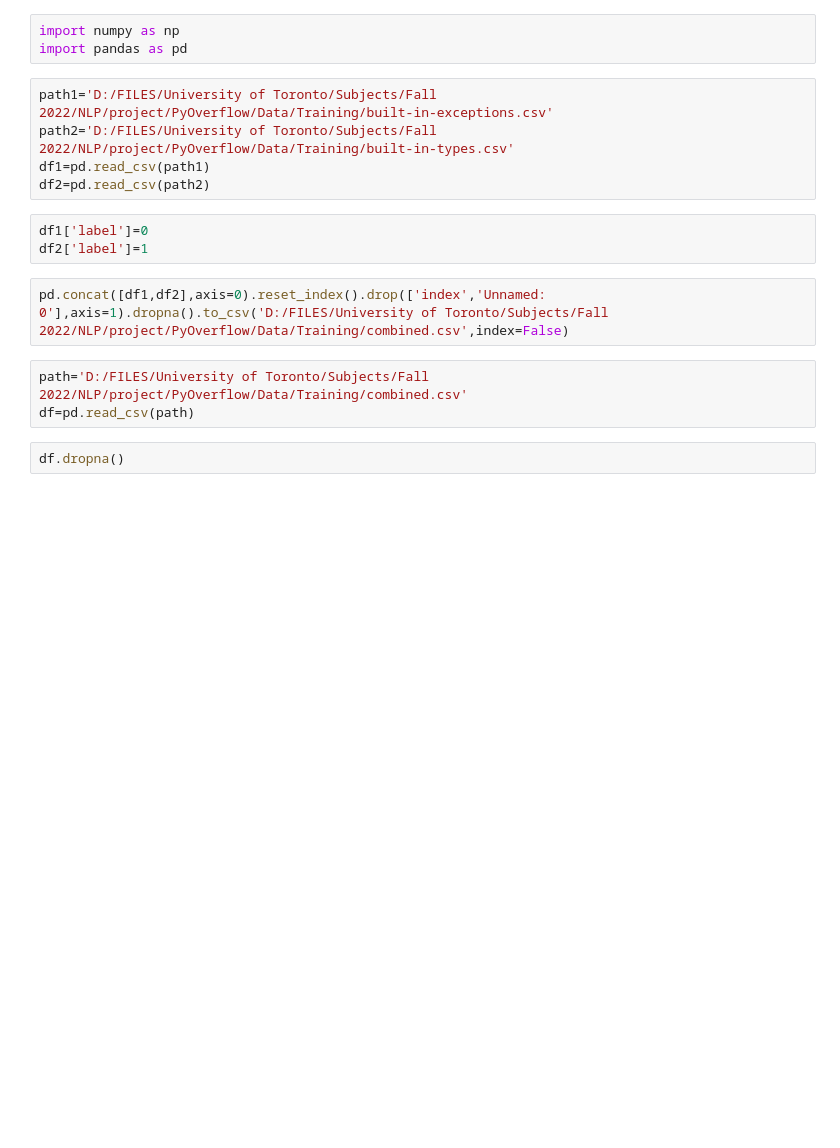
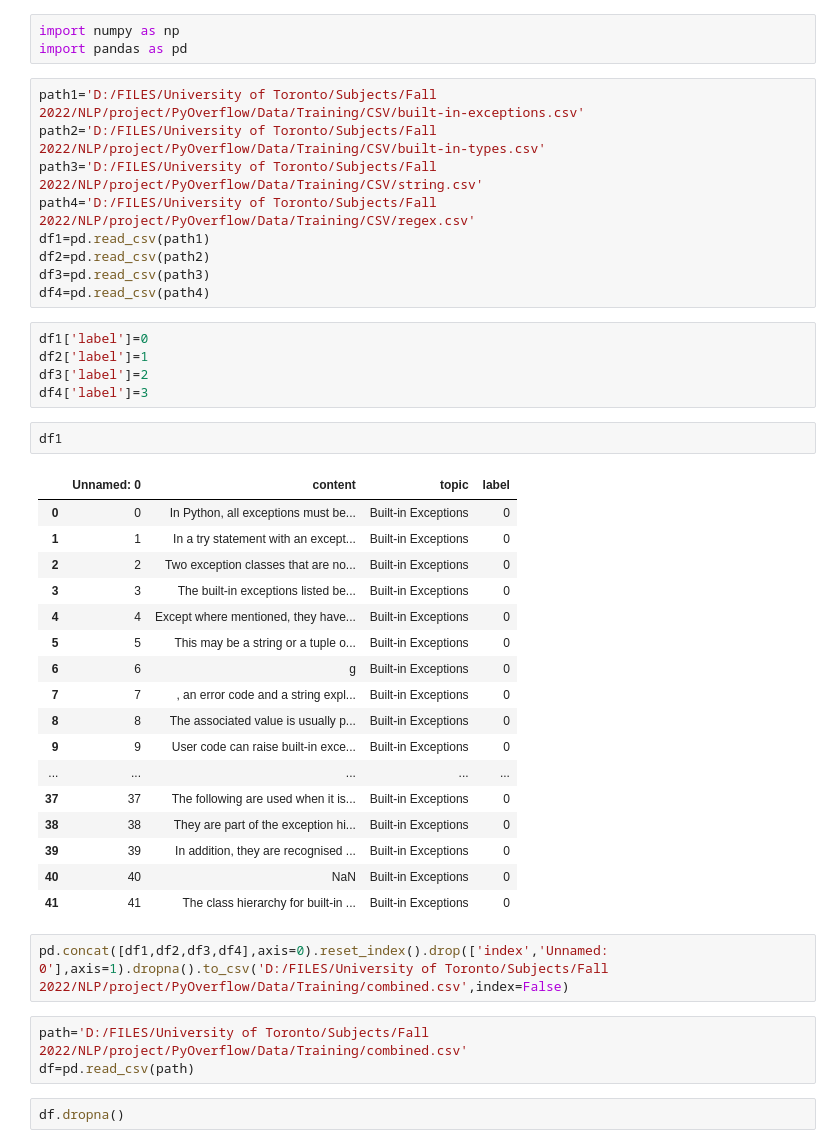
Before and after one commit to ece1786-2022/PyOverflow, a Jupyter notebook: data_combiner.ipynb, the cells around one changed output. Cells and saved outputs as stored; diff of their text form; blank space fills up the shorter version.

```diff
--- a/data_combiner.ipynb
+++ b/data_combiner.ipynb
@@ -2,15 +2,41 @@
 import numpy as np
 import pandas as pd
 # %%
-path1='D:/FILES/University of Toronto/Subjects/Fall 2022/NLP/project/PyOverflow/Data/Training/built-in-exceptions.csv'
-path2='D:/FILES/University of Toronto/Subjects/Fall 2022/NLP/project/PyOverflow/Data/Training/built-in-types.csv'
+path1='D:/FILES/University of Toronto/Subjects/Fall 2022/NLP/project/PyOverflow/Data/Training/CSV/built-in-exceptions.csv'
+path2='D:/FILES/University of Toronto/Subjects/Fall 2022/NLP/project/PyOverflow/Data/Training/CSV/built-in-types.csv'
+path3='D:/FILES/University of Toronto/Subjects/Fall 2022/NLP/project/PyOverflow/Data/Training/CSV/string.csv'
+path4='D:/FILES/University of Toronto/Subjects/Fall 2022/NLP/project/PyOverflow/Data/Training/CSV/regex.csv'
 df1=pd.read_csv(path1)
 df2=pd.read_csv(path2)
+df3=pd.read_csv(path3)
+df4=pd.read_csv(path4)
 # %%
 df1['label']=0
 df2['label']=1
+df3['label']=2
+df4['label']=3
+# %%
+df1
+# %% [output]
+|  | Unnamed: 0 | content | topic | label |
+| 0 | 0 | In Python, all exceptions must be... | Built-in Exceptions | 0 |
+| 1 | 1 | In a try statement with an except... | Built-in Exceptions | 0 |
+| 2 | 2 | Two exception classes that are no... | Built-in Exceptions | 0 |
+| 3 | 3 | The built-in exceptions listed be... | Built-in Exceptions | 0 |
+| 4 | 4 | Except where mentioned, they have... | Built-in Exceptions | 0 |
+| 5 | 5 | This may be a string or a tuple o... | Built-in Exceptions | 0 |
+| 6 | 6 | g | Built-in Exceptions | 0 |
+| 7 | 7 | , an error code and a string expl... | Built-in Exceptions | 0 |
+| 8 | 8 | The associated value is usually p... | Built-in Exceptions | 0 |
+| 9 | 9 | User code can raise built-in exce... | Built-in Exceptions | 0 |
+| ... | ... | ... | ... | ... |
+| 37 | 37 | The following are used when it is... | Built-in Exceptions | 0 |
+| 38 | 38 | They are part of the exception hi... | Built-in Exceptions | 0 |
+| 39 | 39 | In addition, they are recognised ... | Built-in Exceptions | 0 |
+| 40 | 40 | NaN | Built-in Exceptions | 0 |
+| 41 | 41 | The class hierarchy for built-in ... | Built-in Exceptions | 0 |
 # %%
-pd.concat([df1,df2],axis=0).reset_index().drop(['index','Unnamed: 0'],axis=1).dropna().to_csv('D:/FILES/University of Toronto/Subjects/Fall 2022/NLP/project/PyOverflow/Data/Training/combined.csv',index=False)
+pd.concat([df1,df2,df3,df4],axis=0).reset_index().drop(['index','Unnamed: 0'],axis=1).dropna().to_csv('D:/FILES/University of Toronto/Subjects/Fall 2022/NLP/project/PyOverflow/Data/Training/combined.csv',index=False)
 # %%
 path='D:/FILES/University of Toronto/Subjects/Fall 2022/NLP/project/PyOverflow/Data/Training/combined.csv'
 df=pd.read_csv(path)
```
Also changed, not shown: parts of 7 cells of this notebook, 1 other file.
